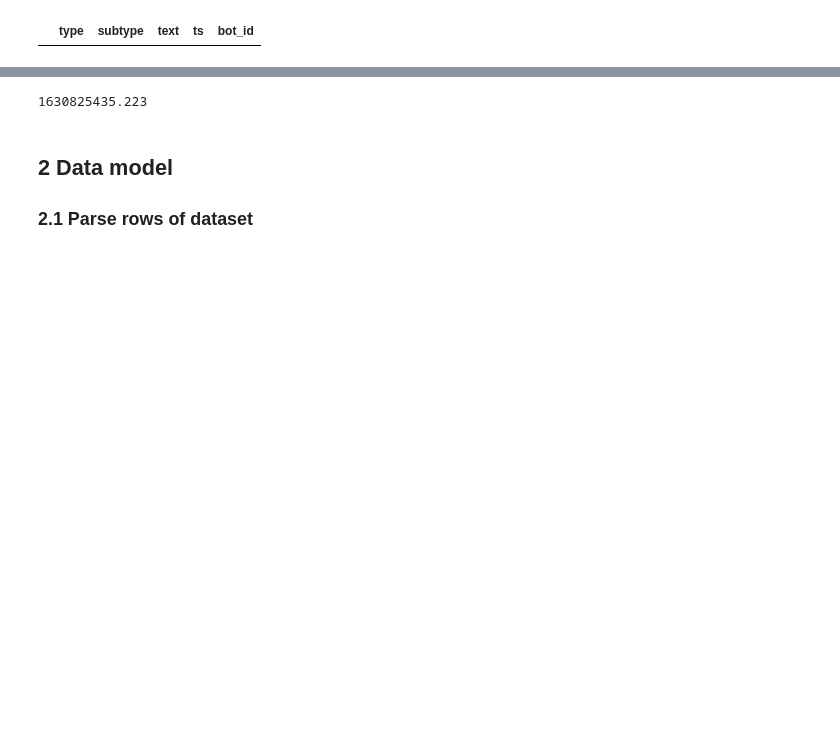
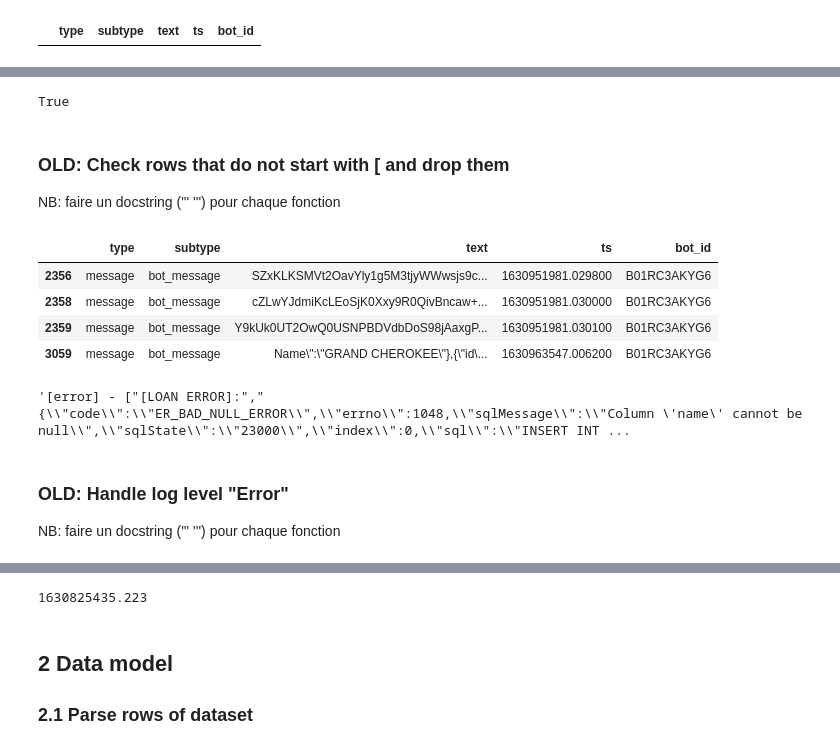
Before and after one commit to pfolaa/dsti-labs, a Jupyter notebook: fraud_detection.ipynb, the cells around one changed output, grey strips where cells are left out. Saved outputs shown, nothing was run; the diff lists cells and outputs as text; code cells hidden in the pictures; blank space fills up the shorter version.

```diff
--- a/fraud_detection.ipynb
+++ b/fraud_detection.ipynb
@@ -221,7 +92,0 @@ memory usage: 232.1+ KB
-# %%
- for index, row in df_raw.iterrows():
-    str_text_1 = row['text']
-    if not str_text_1.startswith('['):
-      df_raw = df_raw.drop(index)
-
-df_raw.info()
@@ -269,0 +177,3 @@ Column name cannot be null
+# %%
+leadway_succ, first_index_succ, last_index_succ = parse_and_concatenate_Leadway_Success_Rows(df_raw)
+leadway_succ, first_index_succ, last_index_succ
@@ -269,0 +219,4 @@ Column name cannot be null
+# %%
+df_raw = df_raw.drop(first_index_succ)
+df_raw = df_raw.drop(last_index_succ)
+df_raw.info()
@@ -269,0 +236,28 @@ Column name cannot be null
+# %%
+2356 in df_raw.index
+# %% [output]
+True
+# %% [markdown]
+### OLD: Check rows that do not start with [ and drop them
+NB: faire un docstring (''' ''') pour chaque fonction
+# %%
+ df_sans_crochet = []
+ for index, row in df_raw.iterrows():
+    str_text_1 = row['text']
+    if not str_text_1.startswith('['):
+      df_sans_crochet.append(row)
+# %%
+pd.DataFrame(df_sans_crochet)
+# %% [output]
+|  | type | subtype | text | ts | bot_id |
+| 2356 | message | bot_message | SZxKLKSMVt2OavYly1g5M3tjyWWwsjs9c... | 1630951981.029800 | B01RC3AKYG6 |
+| 2358 | message | bot_message | cZLwYJdmiKcLEoSjK0Xxy9R0QivBncaw+... | 1630951981.030000 | B01RC3AKYG6 |
+| 2359 | message | bot_message | Y9kUk0UT2OwQ0USNPBDVdbDoS98jAaxgP... | 1630951981.030100 | B01RC3AKYG6 |
+| 3059 | message | bot_message | Name\":\"GRAND CHEROKEE\"},{\"id\... | 1630963547.006200 | B01RC3AKYG6 |
+# %%
+df_raw['text'][2355]
+# %% [output]
+'[error] - ["[LOAN ERROR]:","{\\"code\\":\\"ER_BAD_NULL_ERROR\\",\\"errno\\":1048,\\"sqlMessage\\":\\"Column \'name\' cannot be null\\",\\"sqlState\\":\\"23000\\",\\"index\\":0,\\"sql\\":\\"INSERT INT ...
+# %% [markdown]
+### OLD: Handle log level "Error"
+NB: faire un docstring (''' ''') pour chaque fonction
```
Also changed, not shown: parts of 47 cells of this notebook.
